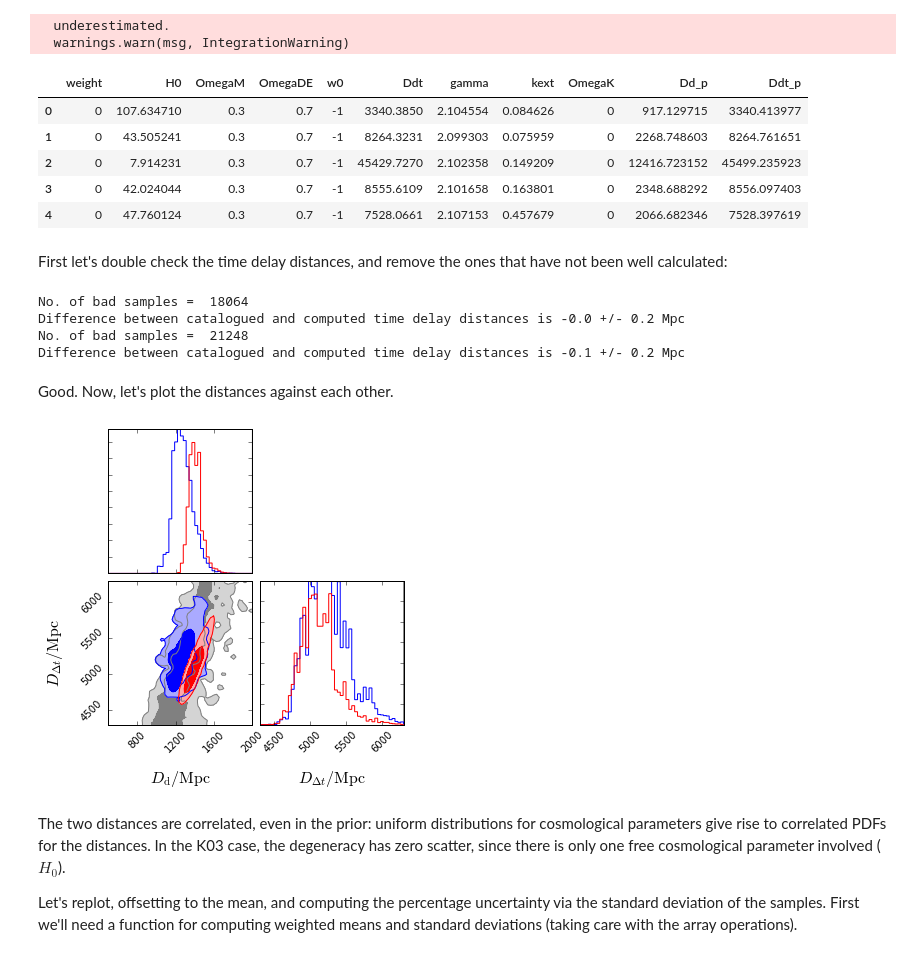
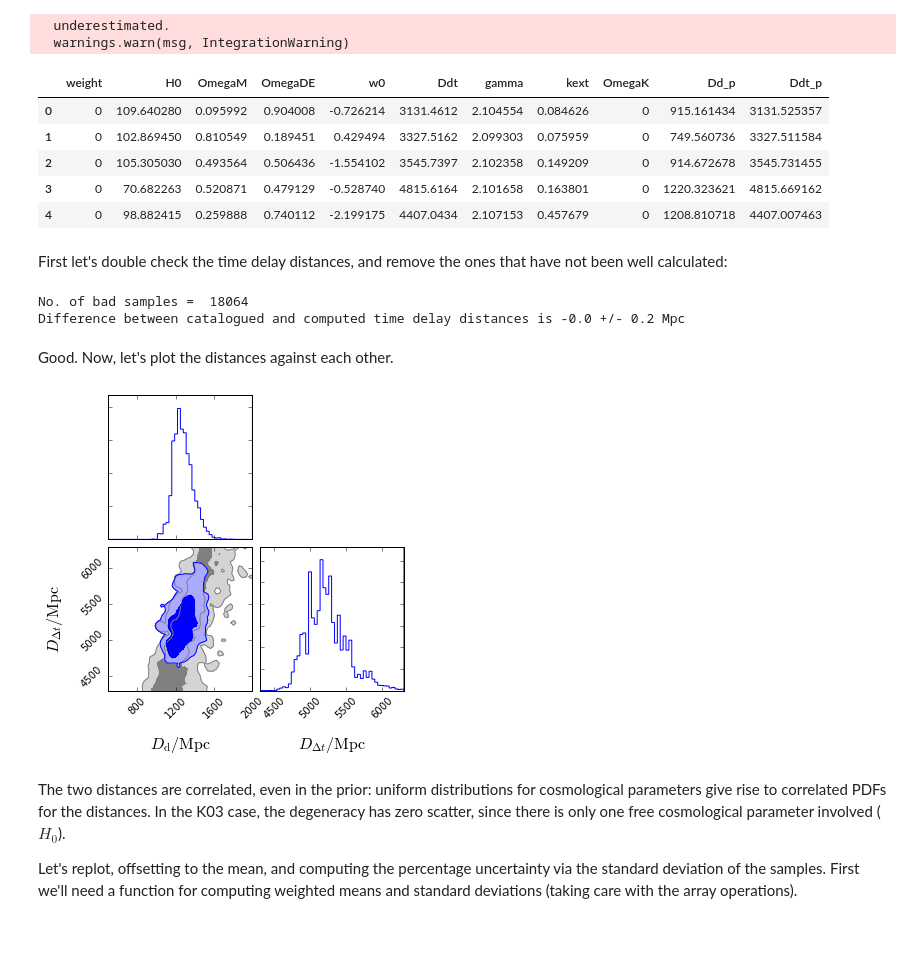
Before and after one commit to tommasotreu/AARV, a Jupyter notebook: figures/DdtDa.ipynb, the cells around one changed output. Cells and saved outputs as stored; diff of their text form; code cells hidden in the pictures.

Commit message:
Included Ddt vs Da figure. Closes #17

```diff
--- a/figures/DdtDa.ipynb
+++ b/figures/DdtDa.ipynb
@@ -125,14 +126,14 @@ compute_distances(FLATUNIFORM,zd,zs);
   underestimated.
   warnings.warn(msg, IntegrationWarning)
 # %%
-K03.head()
+FLATUNIFORM.head()
 # %% [output]
 |  | weight | H0 | OmegaM | OmegaDE | w0 | Ddt | gamma | kext | OmegaK | Dd_p | Ddt_p |
-| 0 | 0 | 107.634710 | 0.3 | 0.7 | -1 | 3340.3850 | 2.104554 | 0.084626 | 0 | 917.129715 | 3340.413977 |
-| 1 | 0 | 43.505241 | 0.3 | 0.7 | -1 | 8264.3231 | 2.099303 | 0.075959 | 0 | 2268.748603 | 8264.761651 |
-| 2 | 0 | 7.914231 | 0.3 | 0.7 | -1 | 45429.7270 | 2.102358 | 0.149209 | 0 | 12416.723152 | 45499.235923 |
-| 3 | 0 | 42.024044 | 0.3 | 0.7 | -1 | 8555.6109 | 2.101658 | 0.163801 | 0 | 2348.688292 | 8556.097403 |
-| 4 | 0 | 47.760124 | 0.3 | 0.7 | -1 | 7528.0661 | 2.107153 | 0.457679 | 0 | 2066.682346 | 7528.397619 |
+| 0 | 0 | 109.640280 | 0.095992 | 0.904008 | -0.726214 | 3131.4612 | 2.104554 | 0.084626 | 0 | 915.161434 | 3131.525357 |
+| 1 | 0 | 102.869450 | 0.810549 | 0.189451 | 0.429494 | 3327.5162 | 2.099303 | 0.075959 | 0 | 749.560736 | 3327.511584 |
+| 2 | 0 | 105.305030 | 0.493564 | 0.506436 | -1.554102 | 3545.7397 | 2.102358 | 0.149209 | 0 | 914.672678 | 3545.731455 |
+| 3 | 0 | 70.682263 | 0.520871 | 0.479129 | -0.528740 | 4815.6164 | 2.101658 | 0.163801 | 0 | 1220.323621 | 4815.669162 |
+| 4 | 0 | 98.882415 | 0.259888 | 0.740112 | -2.199175 | 4407.0434 | 2.107153 | 0.457679 | 0 | 1208.810718 | 4407.007463 |
 # %% [markdown]
 First let's double check the time delay distances, and remove the ones that have not been well calculated:
 # %%
@@ -146,28 +147,25 @@ def clean_distances(df,tol=1.0):
     return df
 # %%
 FLATUNIFORM = clean_distances(FLATUNIFORM)
-K03 = clean_distances(K03)
+# K03 = clean_distances(K03)
 # %% [output]
 No. of bad samples =  18064
 Difference between catalogued and computed time delay distances is -0.0 +/- 0.2 Mpc
-No. of bad samples =  21248
-Difference between catalogued and computed time delay distances is -0.1 +/- 0.2 Mpc
 # %% [markdown]
 Good. Now, let's plot the distances against each other.
 # %%
 labels = np.array(['$D_{\\rm d} / {\\rm Mpc}$','$D_{\Delta t} / {\\rm Mpc}$'])
 limits = range=[(500, 2000), (4300,6300)]
 
 # Make plottable sub-arrays:
 plotFLATUNIFORM = np.atleast_2d(FLATUNIFORM.loc[:,['Dd_p','Ddt_p']])
 FLATUNIFORMimportances = np.ravel(FLATUNIFORM.loc[:,['weight']])
 
-plotK03 = np.atleast_2d(K03.loc[:,['Dd_p','Ddt_p']])
-K03importances = np.ravel(K03.loc[:,['weight']])
+# plotK03 = np.atleast_2d(K03.loc[:,['Dd_p','Ddt_p']])
+# K03importances = np.ravel(K03.loc[:,['weight']])
 
 # Plot:
-fig = corner.corner(plotFLATUNIFORM, labels=labels, range=limits, color='gray', plot_datapoints=False, fill_contours=True, bins=50, smooth=1.0, levels=[0.68,0.95], label_kwargs={"fontsize": 16})
-corner.corner(plotFLATUNIFORM, weights=FLATUNIFORMimportances, fig=fig, labels=labels, range=limits, color='blue', plot_datapoints=False, fill_contours=True, bins=50, smooth=1.0, levels=[0.68,0.95], label_kwargs={"fontsize": 16})
-corner.corner(plotK03, weights=K03importances, fig=fig, labels=labels, range=limits, color='red', plot_datapoints=False, fill_contours=True, bins=50, smooth=1.0, levels=[0.68,0.95], label_kwargs={"fontsize": 16});
+fig = corner.corner(plotFLATUNIFORM, labels=labels, range=limits, color='gray', plot_datapoints=False, fill_contours=True, bins=50, smooth=1.0, levels=[0.68,0.95], label_kwargs={"fontsize": 16});
+corner.corner(plotFLATUNIFORM, weights=FLATUNIFORMimportances, fig=fig, labels=labels, range=limits, color='blue', plot_datapoints=False, fill_contours=True, bins=50, smooth=1.0, levels=[0.68,0.95], label_kwargs={"fontsize": 16});
 # %% [output]
-[figure, old version]
+[figure, new version]
```
Also changed, not shown: parts of 9 cells of this notebook, 1 other file.
